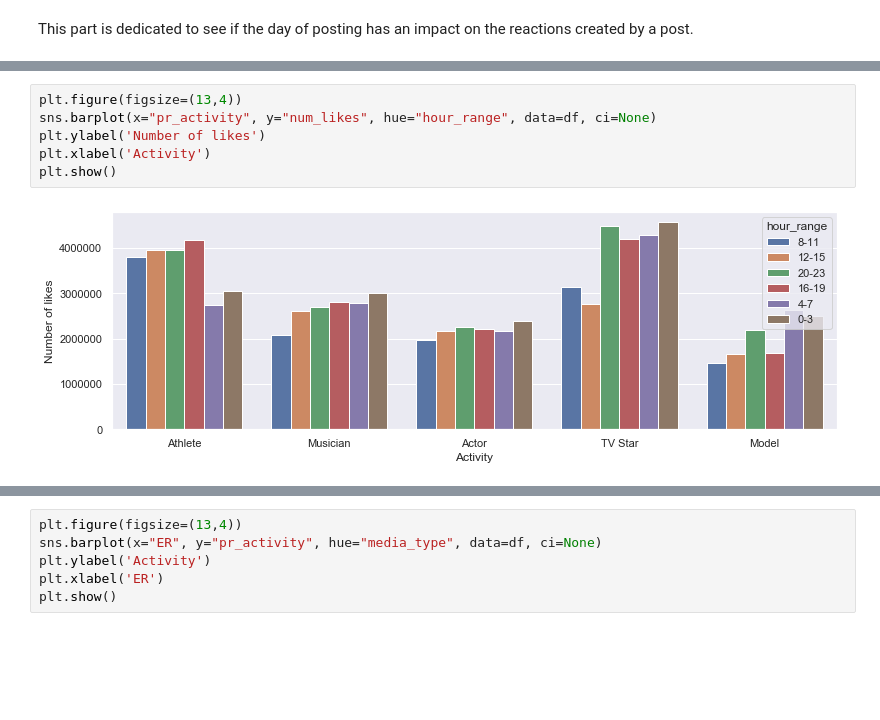
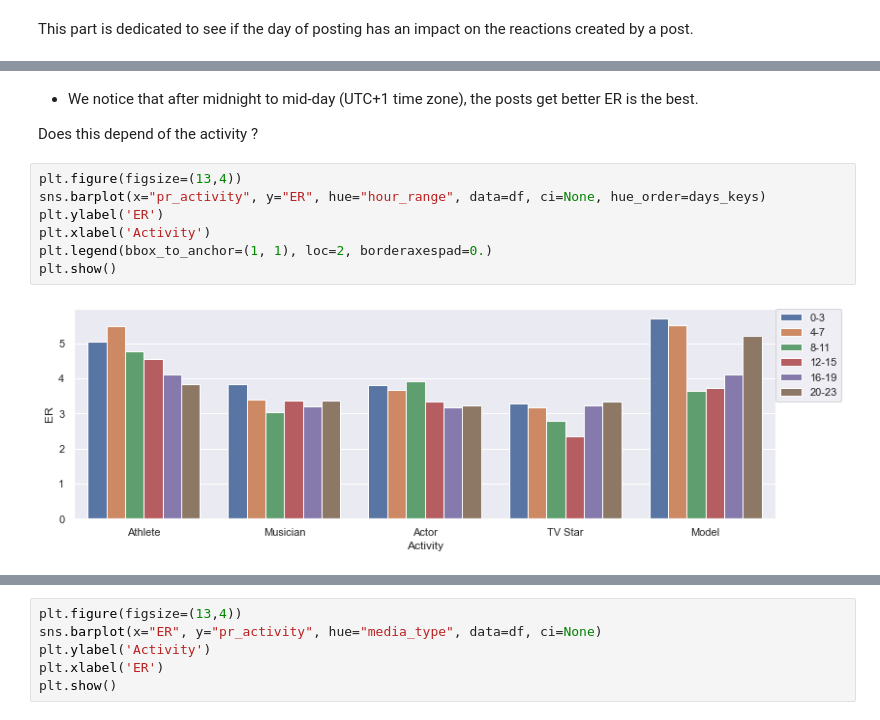
Before and after one commit to BadrAlpha07/Data-Camp-Project, a Jupyter notebook: engagement_rate_starting_kit.ipynb, the cells around one changed output, grey strips where cells are left out. Drawn from its saved outputs; the diff is of its cells as text; blank space fills up the shorter version.

```diff
--- a/engagement_rate_starting_kit.ipynb
+++ b/engagement_rate_starting_kit.ipynb
@@ -322,8 +388,13 @@ Name: hour_range, dtype: int64
+# %% [markdown]
+* We notice that after midnight to mid-day (UTC+1 time zone), the posts get better ER is the best.
+
+Does this depend of the activity ?
 # %%
 plt.figure(figsize=(13,4))
-sns.barplot(x="pr_activity", y="num_likes", hue="hour_range", data=df, ci=None)
-plt.ylabel('Number of likes')
+sns.barplot(x="pr_activity", y="ER", hue="hour_range", data=df, ci=None, hue_order=days_keys)
+plt.ylabel('ER')
 plt.xlabel('Activity')
+plt.legend(bbox_to_anchor=(1, 1), loc=2, borderaxespad=0.)
 plt.show()
 # %% [output]
-[figure, old version]
+[figure, new version]
```
Also changed, not shown: parts of 48 cells of this notebook.
